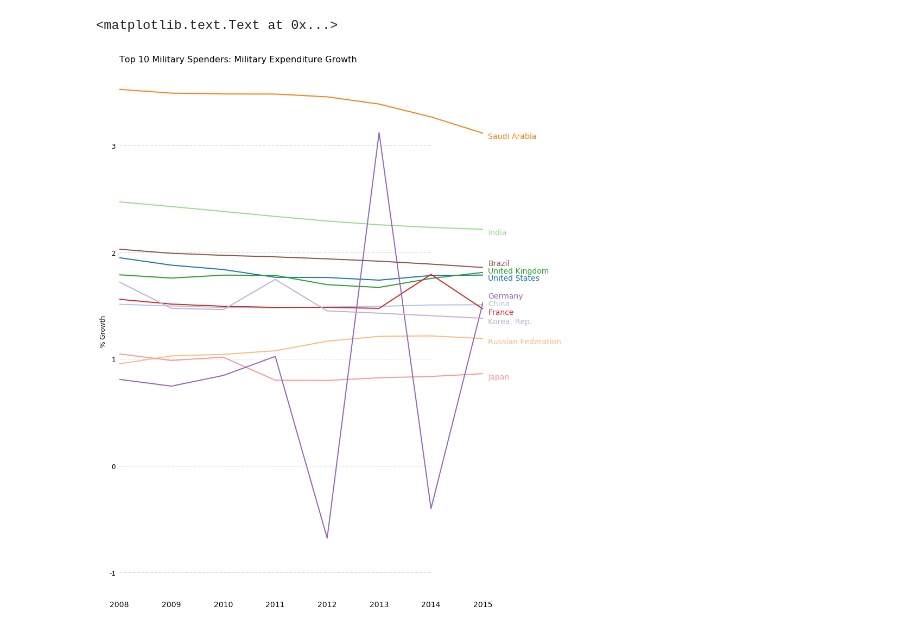
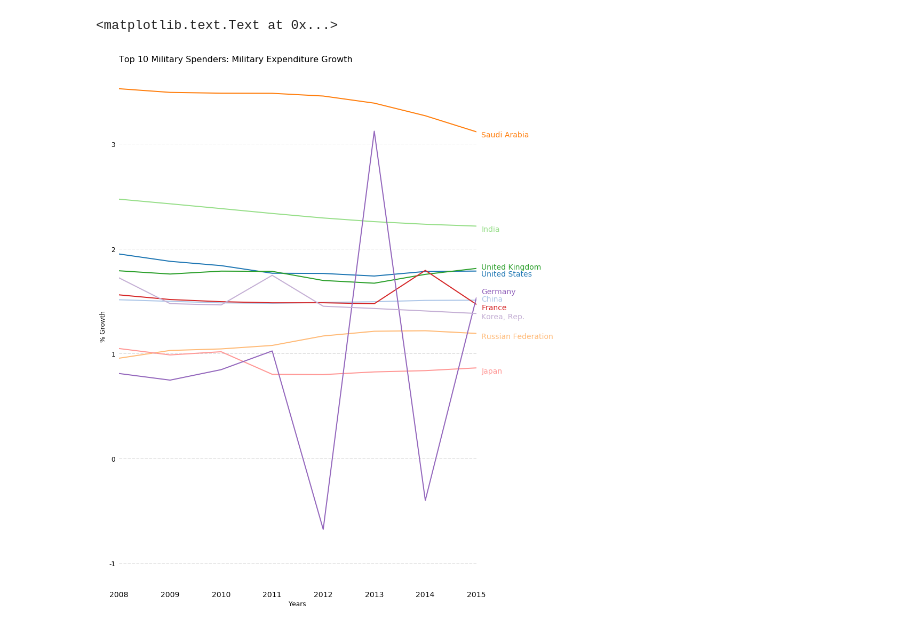
Before and after one commit to maxgrossman/minemilitaries, a Jupyter notebook: minemilitaries.ipynb, the cells around one changed output. Saved outputs shown, nothing was run; the diff lists cells and outputs as text; code cells hidden in the pictures.

```diff
--- a/minemilitaries.ipynb
+++ b/minemilitaries.ipynb
@@ -158,7 +158,7 @@ pp.yticks(fontsize=12)
 pp.xticks(fontsize=14)
 # add a dashed line at height equal to y axis tick marks
 for y in [y * 0.01 for y in range(0,14,2)]:
-    pp.plot(range(2007, 2015), [y] * len(range(2007, 2015)), "--", lw=0.5, color="black", alpha=0.3)
+    pp.plot(range(2007, 2016), [y] * len(range(2007, 2016)), "--", lw=0.5, color="black", alpha=0.3)
 # remove unwanted tick labels using tick_params
 # axis and which both makes sure both y and x axis can be controlled
 # top, left, and right off set ticks as off
@@ -194,6 +194,7 @@ for i in range(0,len(miliDataList[3].index.values.tolist())):
 
 # plot the y-axis label and the title
 pp.ylabel('% of GDP',size=12)
+pp.xlabel('Years', size=12)
 pp.title('Top 10 Military Spenders: Military Expenditure as % of GDP',
          fontsize=16,loc='left')
 # %% [output]
@@ -245,7 +248,7 @@ pp.yticks(range(0,3000,500),
 pp.xticks(fontsize=14)
 # again, plot a dashed line at height of each tick mark
 for y in [y for y in range(0,3000,500)]:
-    pp.plot(range(2007, 2015), [y] * len(range(2007, 2015)), "--", lw=0.5, color="black", alpha=0.3)
+    pp.plot(range(2007, 2016), [y] * len(range(2007, 2016)), "--", lw=0.5, color="black", alpha=0.3)
 
 # remove top,bottomm,left,rigth ticks, but keep on the labels
 pp.tick_params(axis="both", which="both", bottom="off", top="off",
@@ -290,6 +293,7 @@ for i in range(0,len(miliDataList[5].index.values.tolist())):
 
 # add plot labels
 pp.ylabel('USD',size=12)
+pp.xlabel('Years', size=12)
 pp.title('Top 10 Military Spenders: Military Expenditure per Capita',
          fontsize=16,loc='left')
 # %% [output]
@@ -317,7 +321,7 @@ pp.yticks(range(0,60000,10000), ["$" + str(x) for x in range(0,60000,10000)], fo
 pp.xticks(fontsize=14)
 # At the height of each of those $10,000 tick marks, extend a dashed line across the length of the x axis
 for y in [y for y in range(0,60000,10000)]:
-    pp.plot(range(2007, 2015), [y] * len(range(2007, 2015)), "--", lw=0.5, color="black", alpha=0.3)
+    pp.plot(range(2007, 2016), [y] * len(range(2007, 2016)), "--", lw=0.5, color="black", alpha=0.3)
 
 # remove tick marks from plot, via bottom,top,left,right set to off. But, keep left and bottom labels ON!
 pp.tick_params(axis="both", which="both", bottom="off", top="off",
@@ -360,6 +364,7 @@ for i in range(0,len(miliDataList[6].index.values.tolist())):
     pp.text(2015.1,y_pos,country,fontsize=14,color=tableau20[i])
 
 pp.ylabel('USD',size=12)
+pp.xlabel('Years', size=12)
 pp.title('Top 10 Military Spenders: GDP per Capita',
          fontsize=16,loc='left')
 # %% [output]
@@ -381,7 +386,7 @@ for i in range(2007,2016):
         # get current year's year over year growth rate
         growthDF = (miliDataList[1][str(i)]-miliDataList[1][str(i-1)])/miliDataList[1][str(i-1)]
         # save it to perMiliGrowoth
-        perMiliGrowth.append(pd.DataFrame(growthDF, columns=[i]))]
+        perMiliGrowth.append(pd.DataFrame(growthDF, columns=[i]))
 
 #use perMiliGrowth list with pd.concat to merge each year into dataframe
 perMiliGrowth = pd.concat(perMiliGrowth,axis=1)
@@ -421,7 +411,7 @@ pp.xticks(fontsize=14)
 pp.yticks(fontsize=12)
 # plot dashed lines at height equal to ticks on y axis
 for y in  [y * 0.01 for y in range(-2,3,1)]:
-    pp.plot(range(2008, 2015), [y] * len(range(2008, 2015)), "--", lw=0.5, color="black", alpha=0.3)
+    pp.plot(range(2008, 2016), [y] * len(range(2008, 2016)), "--", lw=0.5, color="black", alpha=0.3)
 # get rid of ticks, leaving only the labels
 pp.tick_params(axis="both", which="both", bottom="off", top="off",
                 labelbottom="on", left="off", right="off", labelleft="on")
@@ -430,31 +420,32 @@ for i in range(0,len(perMiliGrowth.index.values.tolist())):
     # Select country matching ith element in index list
     country = perMiliGrowth.index.values.tolist()[i]
 
     # Plot each line separately with its own color, using the Tableau 20 color set in order.
     pp.plot(perMiliGrowth.loc[country],
            lw=2,color=tableau20[i])
 
     # Set y position of label to value of 2015 milispending
     y_pos = perMiliGrowth.loc[country,2015]
 
     if country == 'Brazil':
         y_pos += 0.0002
     elif country == 'United Kingdom':
         y_pos -= 0.00005
     elif country == 'United States':
         y_pos -= 0.0005
     elif country == 'Germany':
         y_pos += 0.0004
     elif country == 'China':
         y_pos -= 0.00008
     elif country == 'France' or 'Korea, Rep.':
         y_pos -= 0.0005
 
     pp.text(2015.1,y_pos,country,fontsize=14,color=tableau20[i])
 
 pp.ylabel('% Growth',size=12)
+pp.xlabel('Years', size=12)
 pp.title('Top 10 Military Spenders: Military Expenditure Growth',
          fontsize=16,loc='left')
 # %% [output]
 <matplotlib.text.Text at 0x...>
-[figure, old version]
+[figure, new version]
```
Also changed, not shown: parts of 6 cells of this notebook.
